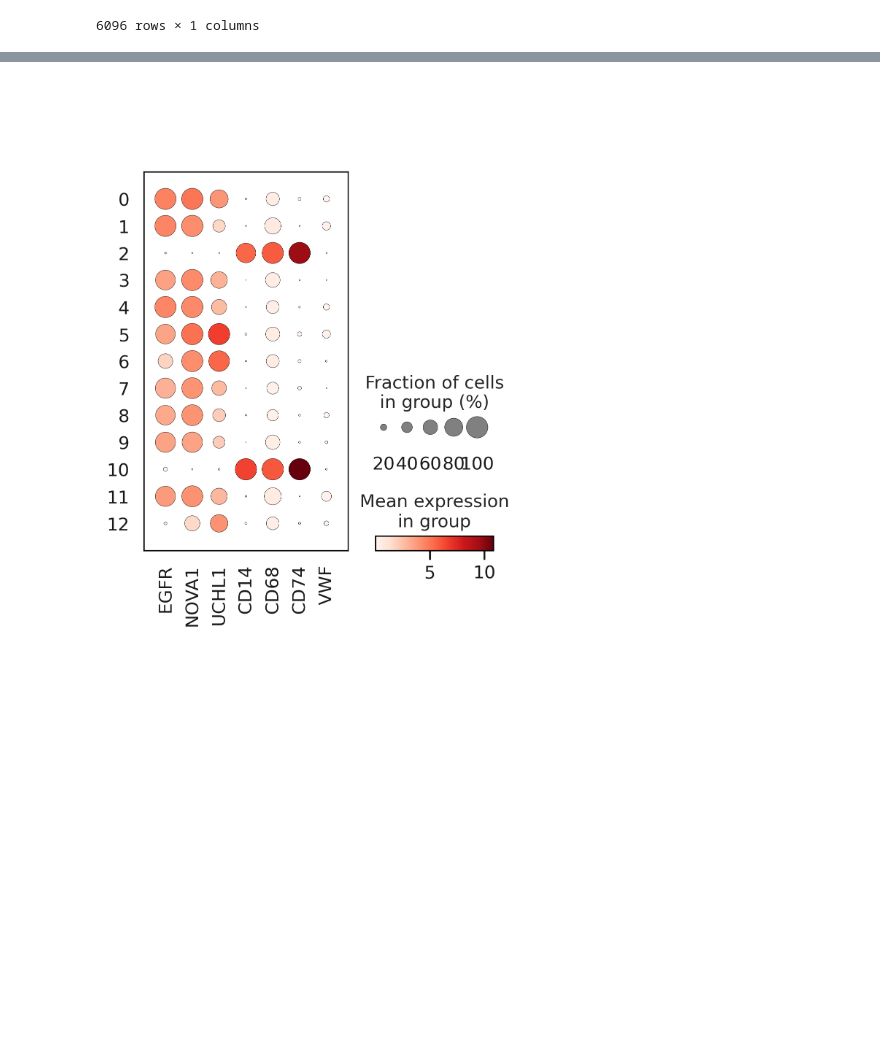
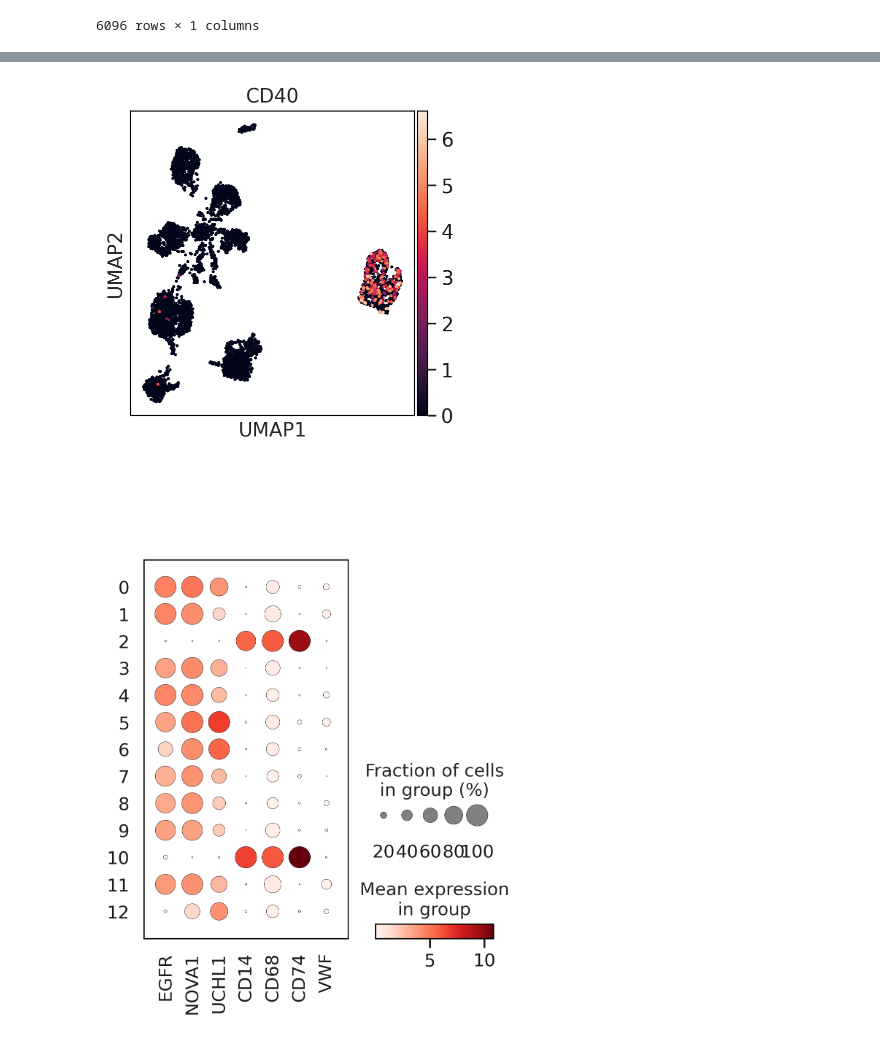
Before and after one commit to YinuoJin/BMEN_4480_final_project, a Jupyter notebook: preprocessing.ipynb, the cells around one changed output, grey strips where cells are left out. Drawn from its saved outputs; the diff is of its cells as text; code cells hidden in the pictures; blank space fills up the shorter version.

Commit message:
updated visualization results

```diff
--- a/preprocessing.ipynb
+++ b/preprocessing.ipynb
@@ -161,6 +164,10 @@ running Leiden clustering
 sc.pl.umap(adata, color='leiden')
 # %% [output]
 [figure]
+# %%
+sc.pl.umap(adata, color='CD40')
+# %% [output]
+[figure, added]
 # %%
 # Assign cell types of each cluster (Tumor or Macrophages) with marker genes
 sc.settings.set_figure_params(dpi=150)
```
Also changed, not shown: parts of 19 cells of this notebook, 7 other files.
